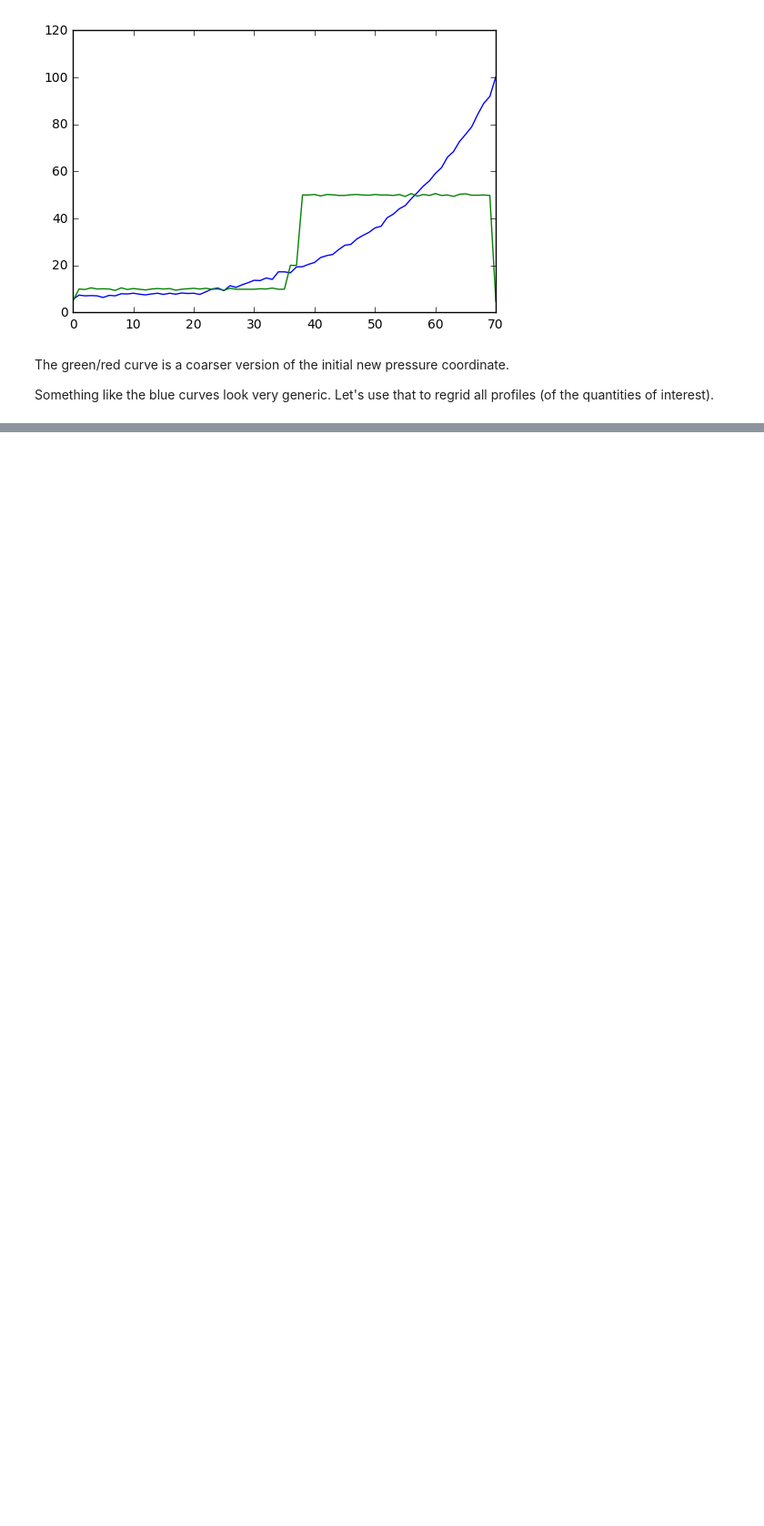
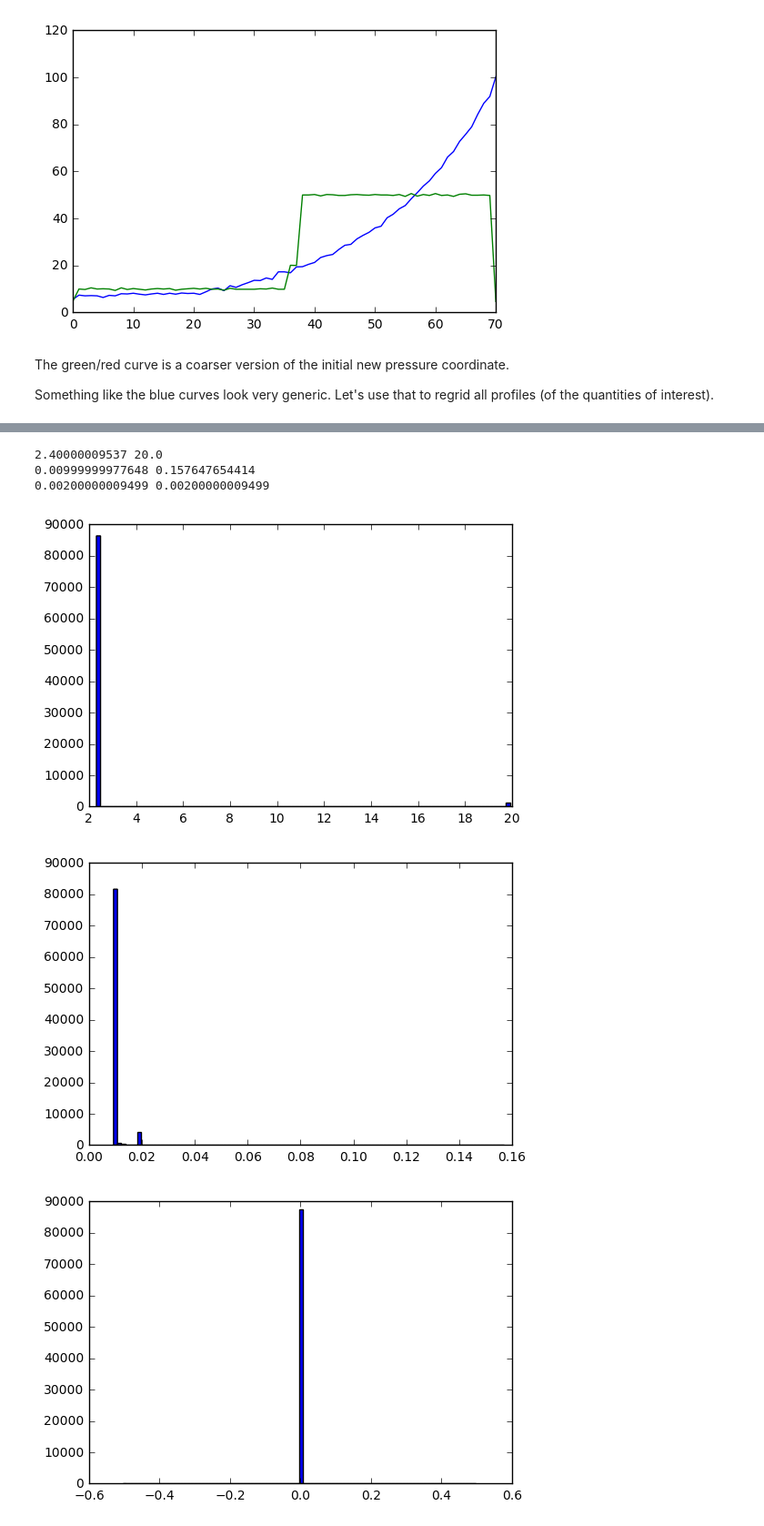
Before and after one commit to ocesaulo/Argo_database, a Jupyter notebook: do_argoprofiles_central_tsio.ipynb, the cells around one changed output, grey strips where cells are left out. Shown at 91% size. Cells and saved outputs as stored; diff of their text form; code cells hidden in the pictures; blank space fills up the shorter version.

```diff
--- a/do_argoprofiles_central_tsio.ipynb
+++ b/do_argoprofiles_central_tsio.ipynb
@@ -400,0 +505,28 @@ argo_profs[222][1]
+# %%
+pres_err = zip(*argo_profs)[14]
+sal_err = zip(*argo_profs)[19]
+temp_err = zip(*argo_profs)[24]
+
+Pe = [item for sublist in pres_err for item in sublist if item is not None or item is not nan]
+Se = [item for sublist in sal_err for item in sublist if item is not None]
+Te = [item for sublist in temp_err for item in sublist if item is not None]
+
+Pe, Se, Te = np.asanyarray(Pe), np.asanyarray(Se), np.asanyarray(Te)
+Pe, Se, Te = np.ma.masked_where(np.isnan(Pe), Pe), np.ma.masked_where(np.isnan(Se), Se), np.ma.masked_where(np.isnan(Te), Te)
+
+plt.figure()
+plt.hist(Pe.compressed(), bins=100, align="left")
+print Pe.min(), Pe.max()
+plt.figure()
+plt.hist(Se.compressed(), bins=100, align="left")
+print Se.min(), Se.max()
+plt.figure()
+plt.hist(Te.compressed(), bins=100, align="left")
+print Te.min(), Te.max()
+# %% [output]
+2.40000009537 20.0
+0.00999999977648 0.157647654414
+0.00200000009499 0.00200000009499
+[figure, added]
+[figure, added]
+[figure, added]
```
Also changed, not shown: parts of 17 cells of this notebook.
